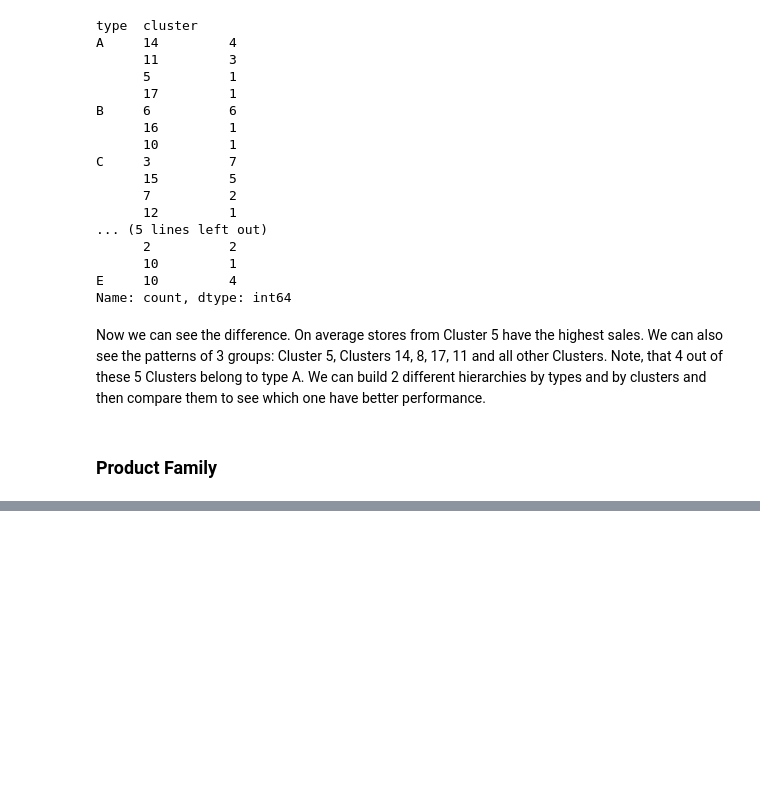
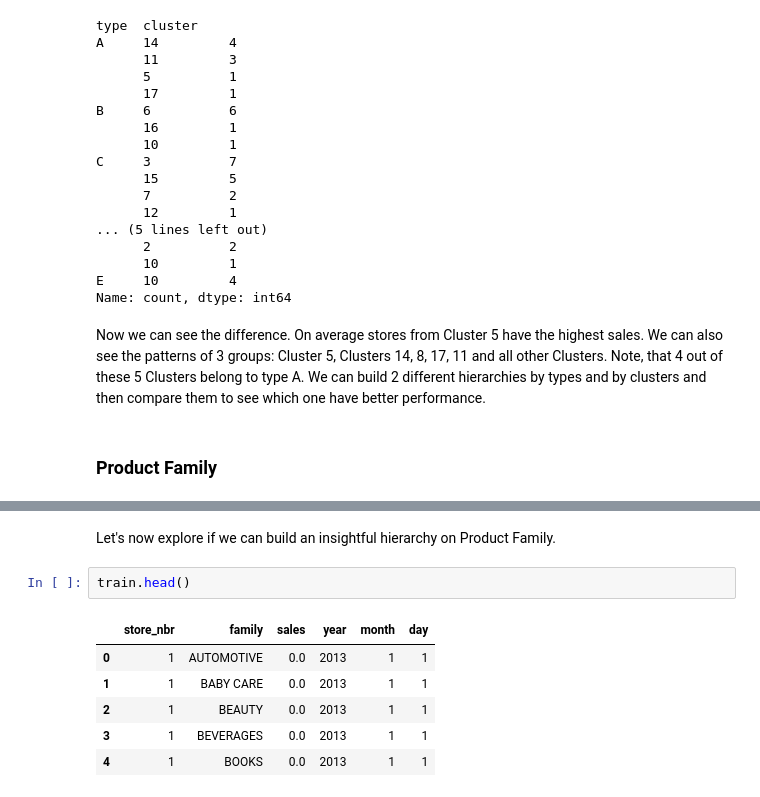
Before and after one commit to i-osipchyk/kaggle-sales-predictions, a Jupyter notebook: main.ipynb, the cells around one changed output, grey strips where cells are left out. Cells and saved outputs as stored; diff of their text form; blank space fills up the shorter version.

```diff
--- a/main.ipynb
+++ b/main.ipynb
@@ -554,0 +536,11 @@ Name: count, dtype: int64
+# %% [markdown]
+Let's now explore if we can build an insightful hierarchy on Product Family.
+# %%
+train.head()
+# %% [output]
+|  | store_nbr | family | sales | year | month | day |
+| 0 | 1 | AUTOMOTIVE | 0.0 | 2013 | 1 | 1 |
+| 1 | 1 | BABY CARE | 0.0 | 2013 | 1 | 1 |
+| 2 | 1 | BEAUTY | 0.0 | 2013 | 1 | 1 |
+| 3 | 1 | BEVERAGES | 0.0 | 2013 | 1 | 1 |
+| 4 | 1 | BOOKS | 0.0 | 2013 | 1 | 1 |
```
Also changed, not shown: parts of 6 cells of this notebook.
